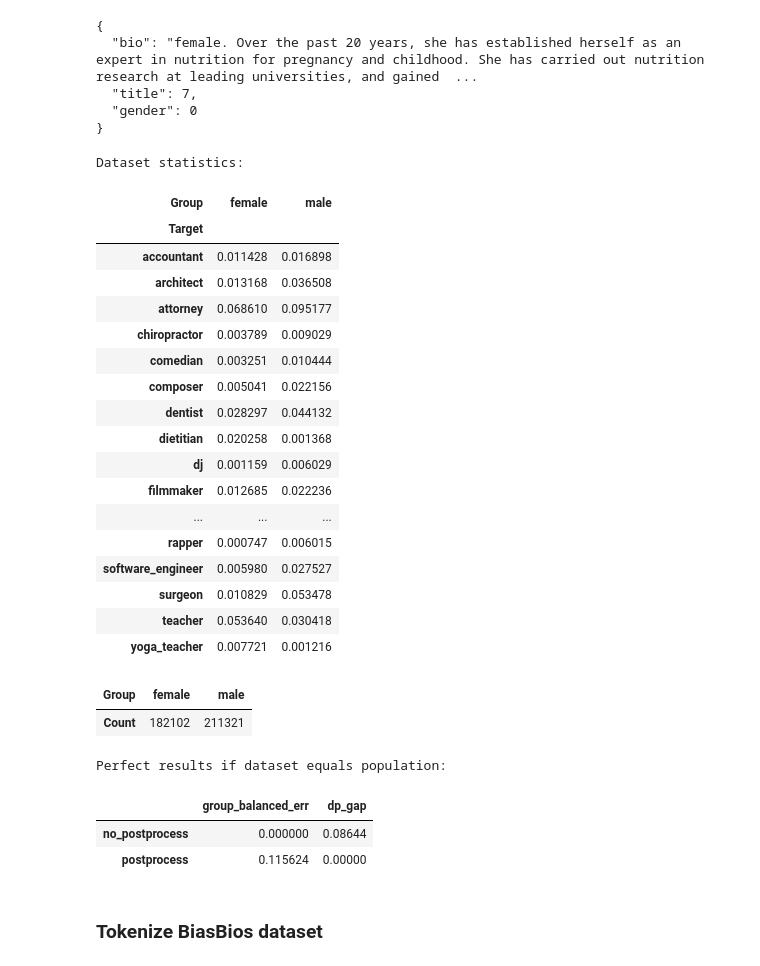
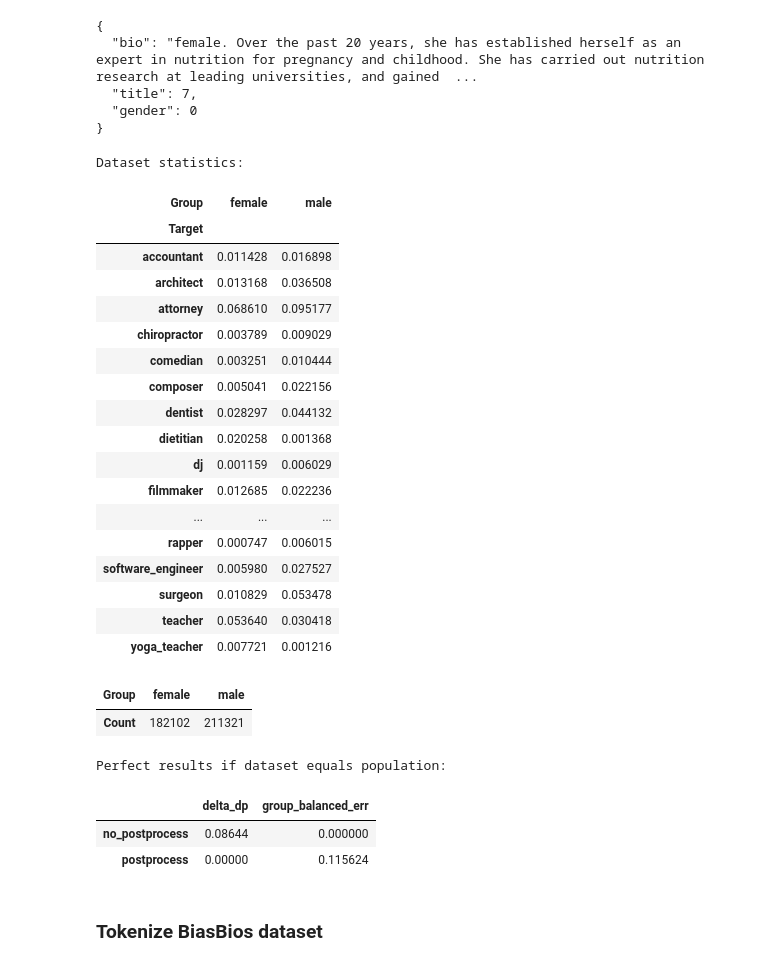
Before and after one commit to rxian/fair-classification, a Jupyter notebook: biasbios.ipynb, the cells around one changed output. Drawn from its saved outputs; the diff is of its cells as text; code cells hidden in the pictures.

```diff
--- a/biasbios.ipynb
+++ b/biasbios.ipynb
@@ -117,6 +120,10 @@ print()
 print("Perfect results if dataset equals population:")
 display(
     pd.DataFrame({
+        "delta_dp": {
+            "no_postprocess": utils.delta_dp(labels, groups),
+            "postprocess": 0.0
+        },
         "group_balanced_err": {
             "no_postprocess":
                 0.0,
@@ -124,41 +131,37 @@ display(
                 PostProcessorDP().fit(
                     np.concatenate([np.eye(n_classes) for _ in range(n_groups)],
                                    axis=0),
                     np.repeat(np.arange(n_groups), n_classes),
-                    p=np.nan_to_num((df_grouped.to_numpy() /
+                    r=np.nan_to_num((df_grouped.to_numpy() /
                                      counts.to_numpy())).T.flatten()).score_
-        },
-        "dp_gap": {
-            "no_postprocess": utils.dp_gap(labels, groups),
-            "postprocess": 0.0
         }
     }))
 # %% [output]
 Dataset statistics:
 | Group | female | male |
 | Target |  |  |
 | accountant | 0.011428 | 0.016898 |
 | architect | 0.013168 | 0.036508 |
 | attorney | 0.068610 | 0.095177 |
 | chiropractor | 0.003789 | 0.009029 |
 | comedian | 0.003251 | 0.010444 |
 | composer | 0.005041 | 0.022156 |
 | dentist | 0.028297 | 0.044132 |
 | dietitian | 0.020258 | 0.001368 |
 | dj | 0.001159 | 0.006029 |
 | filmmaker | 0.012685 | 0.022236 |
 | ... | ... | ... |
 | rapper | 0.000747 | 0.006015 |
 | software_engineer | 0.005980 | 0.027527 |
 | surgeon | 0.010829 | 0.053478 |
 | teacher | 0.053640 | 0.030418 |
 | yoga_teacher | 0.007721 | 0.001216 |
 | Group | female | male |
 | Count | 182102 | 211321 |
 Perfect results if dataset equals population:
-|  | group_balanced_err | dp_gap |
-| no_postprocess | 0.000000 | 0.08644 |
-| postprocess | 0.115624 | 0.00000 |
+|  | delta_dp | group_balanced_err |
+| no_postprocess | 0.08644 | 0.000000 |
+| postprocess | 0.00000 | 0.115624 |
 # %% [markdown]
 ### Tokenize BiasBios dataset
 # %%
```
Also changed, not shown: parts of 7 cells of this notebook, 4 other files.
